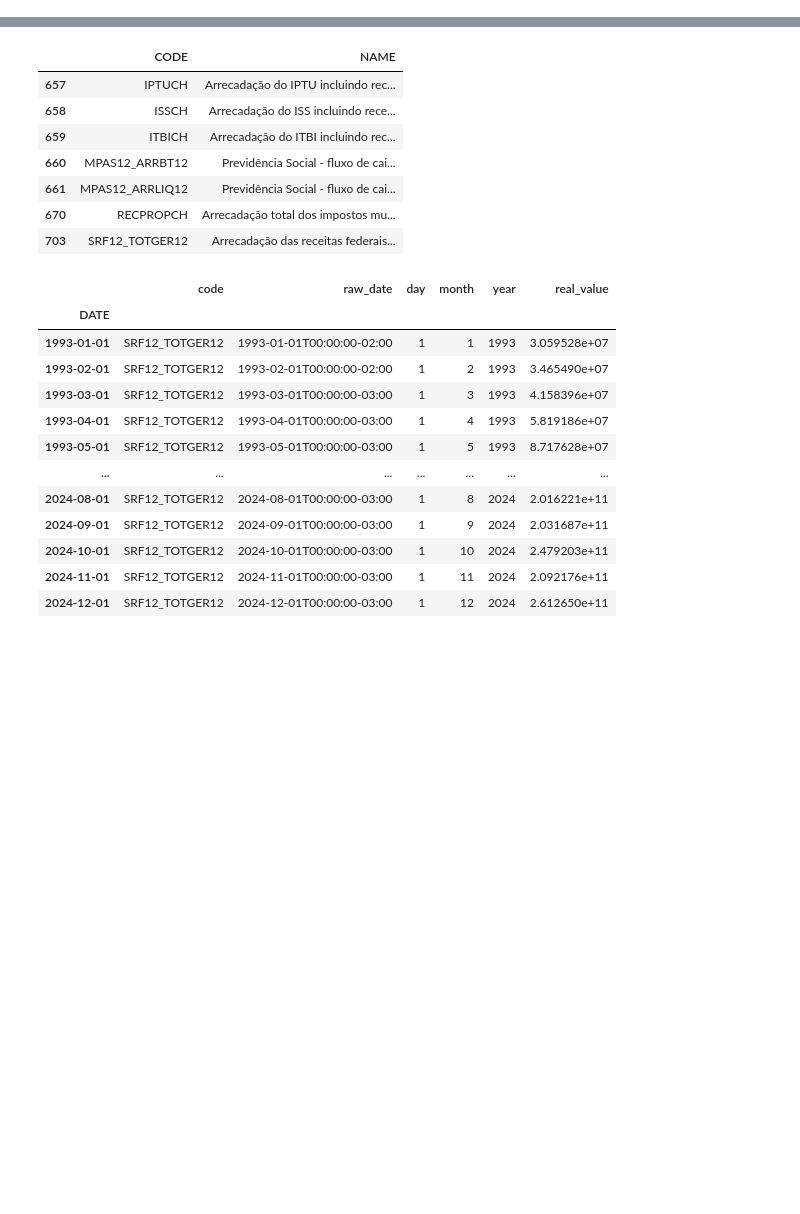
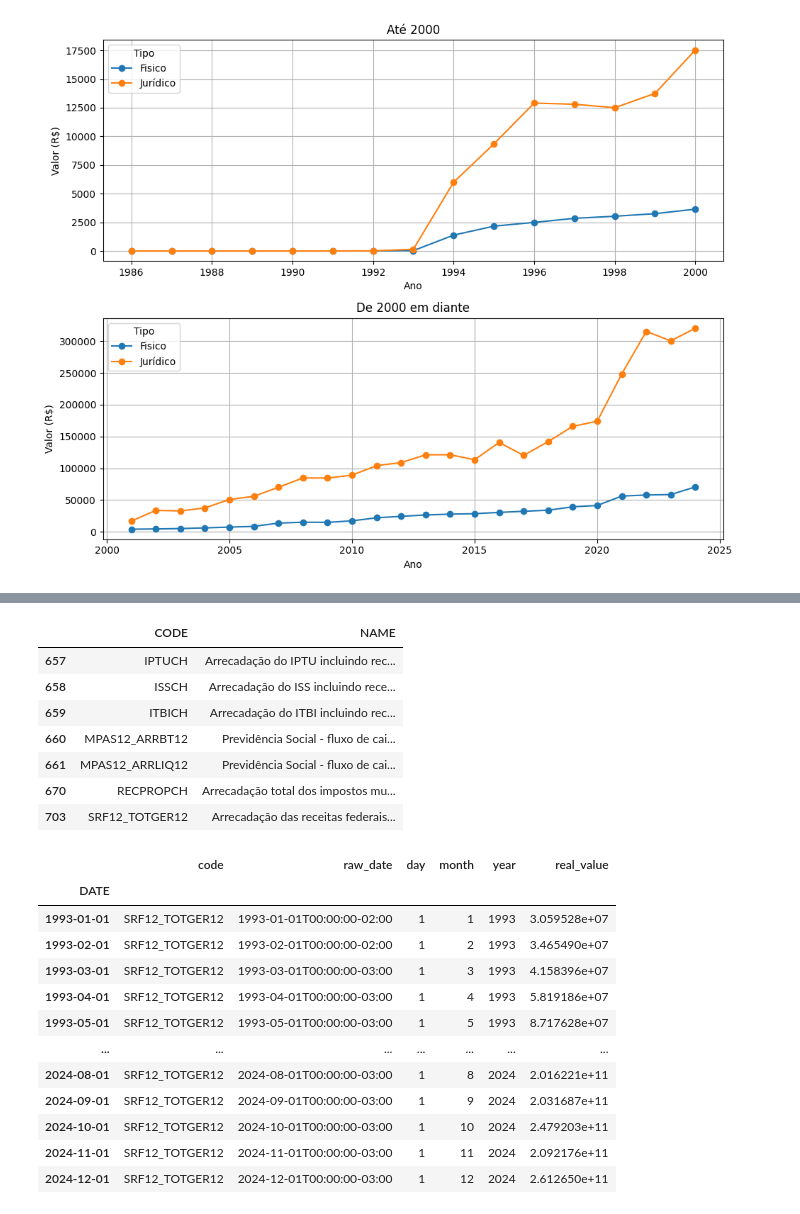
Before and after one commit to iagonmic/union-revenue-costs, a Jupyter notebook: dados_arrecadacao.ipynb, the cells around one changed output, grey strips where cells are left out. Saved outputs shown, nothing was run; the diff lists cells and outputs as text; code cells hidden in the pictures; blank space fills up the shorter version.

```diff
--- a/dados_arrecadacao.ipynb
+++ b/dados_arrecadacao.ipynb
@@ -5,0 +84,31 @@ df = ipea.list_series()
+# %%
+# Primeiro agrupamos como antes
+grouped = imposto_total.groupby(['YEAR', 'TIPO'])['VALUE (R$)'].sum().unstack()
+
+# Separando em 2 DataFrames
+grouped_ate_2000 = grouped[grouped.index <= 2000]
+grouped_depois_2000 = grouped[grouped.index > 2000]
+
+# Agora plotamos os dois
+fig, axes = plt.subplots(2, 1, figsize=(10, 8))  # 2 linhas, 1 coluna
+
+# Primeiro gráfico: até 2000
+grouped_ate_2000.plot(marker='o', ax=axes[0])
+axes[0].set_title('Até 2000')
+axes[0].set_xlabel('Ano')
+axes[0].set_ylabel('Valor (R$)')
+axes[0].grid(True)
+axes[0].legend(title='Tipo')
+
+# Segundo gráfico: de 2000 em diante
+grouped_depois_2000.plot(marker='o', ax=axes[1])
+axes[1].set_title('De 2000 em diante')
+axes[1].set_xlabel('Ano')
+axes[1].set_ylabel('Valor (R$)')
+axes[1].grid(True)
+axes[1].legend(title='Tipo')
+
+plt.tight_layout()  # Ajusta o espaço entre os gráficos
+plt.show()
+# %% [output]
+[figure, added]
```
Also changed, not shown: parts of 9 cells of this notebook.
